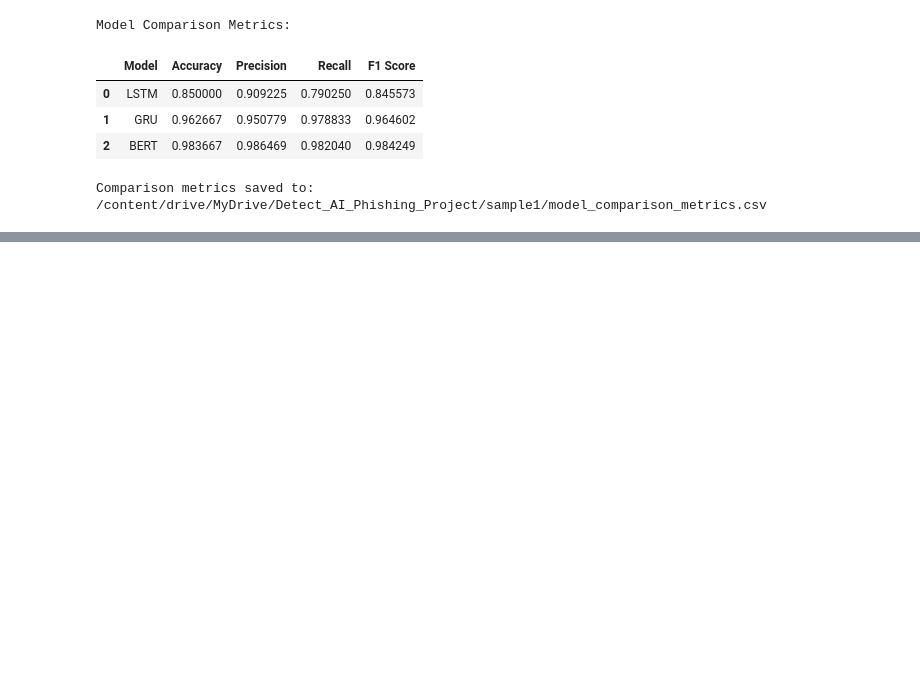
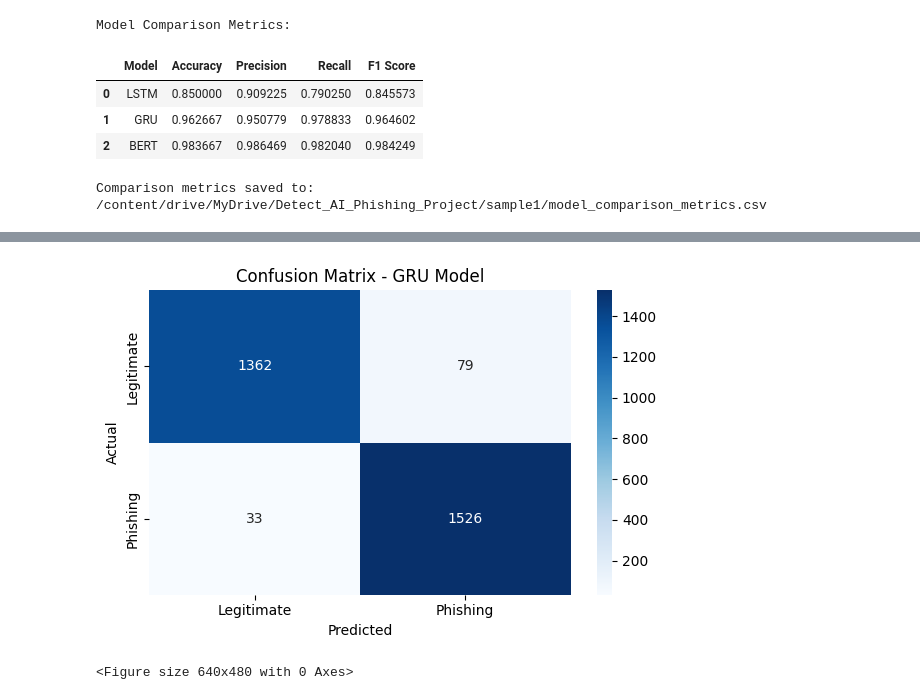
Before and after one commit to kushalshah0/colab_tools, a Jupyter notebook: ai-generated-phishing-emails-detection.ipynb, the cells around one changed output, grey strips where cells are left out. Saved outputs shown, nothing was run; the diff lists cells and outputs as text; code cells hidden in the pictures; blank space fills up the shorter version.

```diff
--- a/ai-generated-phishing-emails-detection.ipynb
+++ b/ai-generated-phishing-emails-detection.ipynb
@@ -822,0 +928,14 @@ Comparison metrics saved to: /content/drive/MyDrive/Detect_AI_Phishing_Project/s
+# %%
+cm_gru = confusion_matrix(test_labels, gru_preds)
+
+plt.figure(figsize=(6,4))
+sns.heatmap(cm_gru, annot=True, fmt='d', cmap='Blues', xticklabels=['Legitimate', 'Phishing'], yticklabels=['Legitimate', 'Phishing'])
+plt.xlabel('Predicted')
+plt.ylabel('Actual')
+plt.title('Confusion Matrix - GRU Model')
+plt.tight_layout()
+plt.show()
+plt.savefig(f"{BASE_DIR}/{SAMPLE_NAME}/confusion_matrix_gru.png")
+# %% [output]
+[figure, added]
+<Figure size 640x480 with 0 Axes>
```
Also changed, not shown: parts of 4 cells of this notebook.
